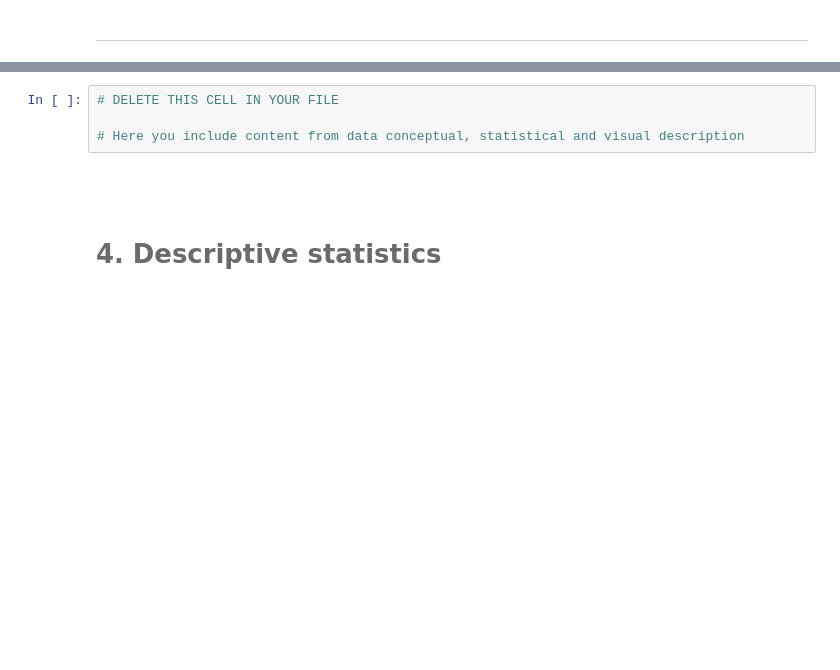
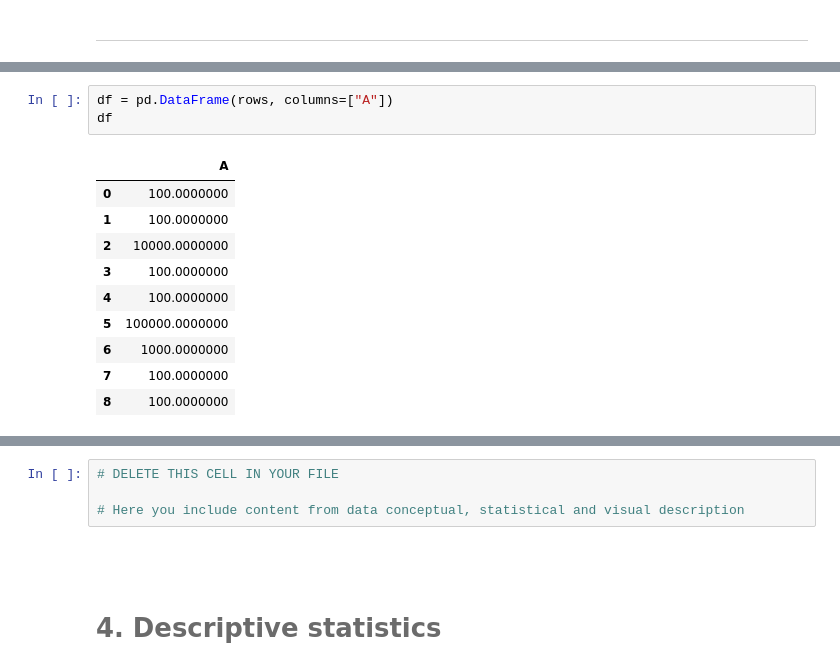
Before and after one commit to HKael/MYST-3, a Jupyter notebook: notebook.ipynb, the cells around one changed output, grey strips where cells are left out. Saved outputs shown, nothing was run; the diff lists cells and outputs as text; blank space fills up the shorter version.

```diff
--- a/notebook.ipynb
+++ b/notebook.ipynb
@@ -149,0 +160,14 @@ if data_pips["PipLocation"] == 0
+# %%
+df = pd.DataFrame(rows, columns=["A"])
+df
+# %% [output]
+|  | A |
+| 0 | 100.0000000 |
+| 1 | 100.0000000 |
+| 2 | 10000.0000000 |
+| 3 | 100.0000000 |
+| 4 | 100.0000000 |
+| 5 | 100000.0000000 |
+| 6 | 1000.0000000 |
+| 7 | 100.0000000 |
+| 8 | 100.0000000 |
```
Also changed, not shown: parts of 27 cells of this notebook, 3 other files.
